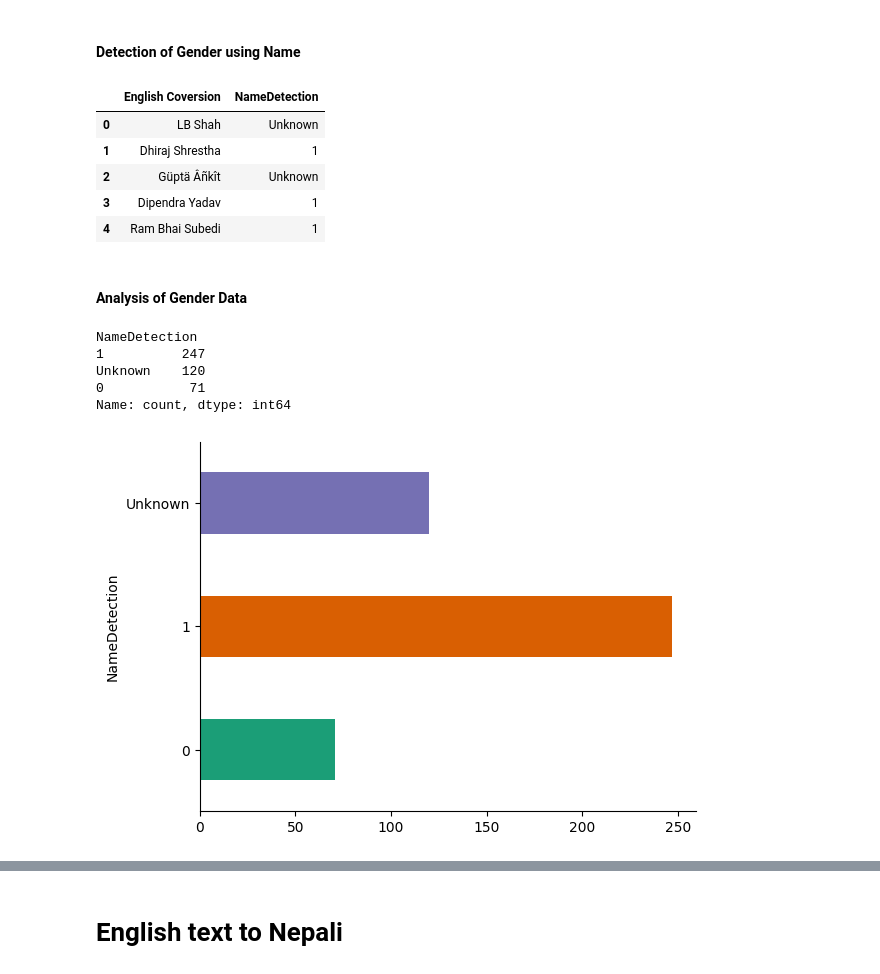
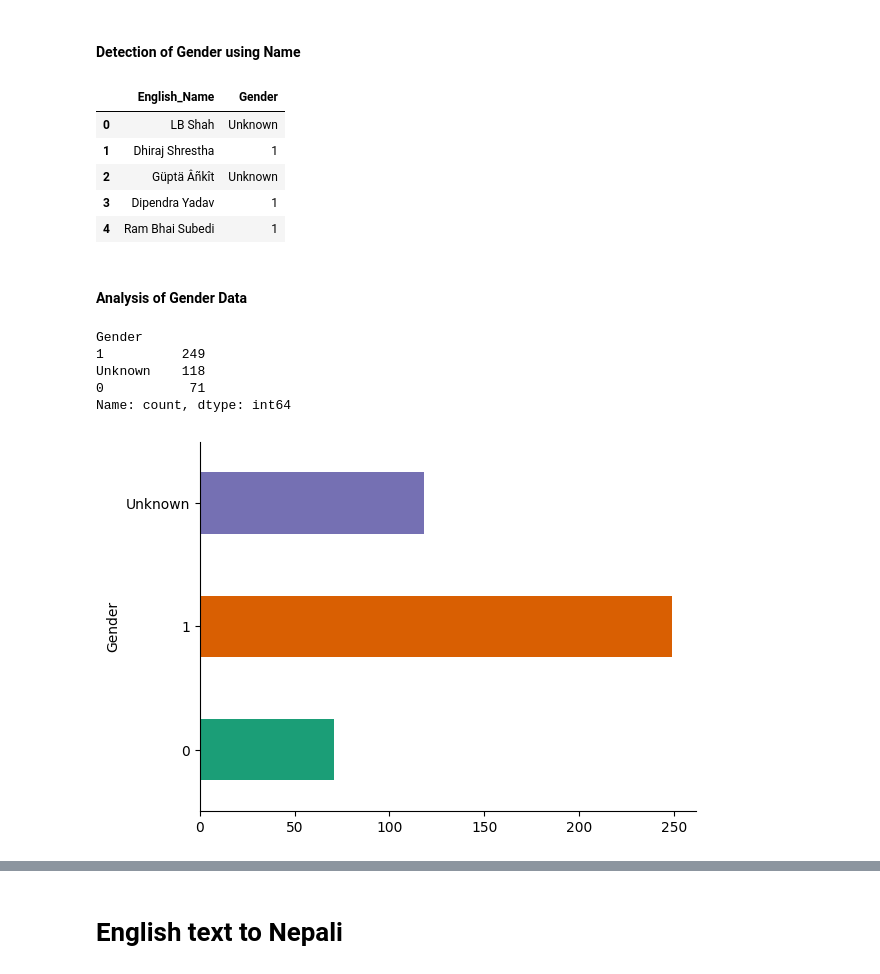
Before and after one commit to SamirWagle/NepSense, a Jupyter notebook: Profanity Detection/ProfanityFilter.ipynb, the cells around one changed output, grey strips where cells are left out. Saved outputs shown, nothing was run; the diff lists cells and outputs as text; code cells hidden in the pictures.

Commit message:
column name error solved

```diff
--- a/Profanity Detection/ProfanityFilter.ipynb
+++ b/Profanity Detection/ProfanityFilter.ipynb
@@ -612,9 +655,9 @@ def get_gender_from_name(name):
         return 'Unknown'
 # %%
 filtered_df["Gender"]=filtered_df["English_Name"].apply(get_gender_from_name)
-filtered_df[["English Coversion","NameDetection"]].head()
+filtered_df[["English_Name","Gender"]].head()
 # %% [output]
-|  | English Coversion | NameDetection |
+|  | English_Name | Gender |
 | 0 | LB Shah | Unknown |
 | 1 | Dhiraj Shrestha | 1 |
 | 2 | Güptä Âñkît | Unknown |
@@ -623,19 +666,19 @@ filtered_df[["English Coversion","NameDetection"]].head()
 # %% [markdown]
 #### Analysis of Gender Data
 # %%
-filtered_df["NameDetection"].value_counts()
+filtered_df["Gender"].value_counts()
 # %% [output]
-NameDetection
-1          247
-Unknown    120
+Gender
+1          249
+Unknown    118
 0           71
 Name: count, dtype: int64
 # %%
 from matplotlib import pyplot as plt
 import seaborn as sns
-filtered_df.groupby('NameDetection').size().plot(kind='barh', color=sns.palettes.mpl_palette('Dark2'))
+filtered_df.groupby('Gender').size().plot(kind='barh', color=sns.palettes.mpl_palette('Dark2'))
 plt.gca().spines[['top', 'right',]].set_visible(False)
 # %% [output]
-[figure, old version]
+[figure, new version]
 # %%
 # Assuming "dataset_facebook_comments" is your DataFrame
```
Also changed, not shown: parts of 13 cells of this notebook, 2 other files.
